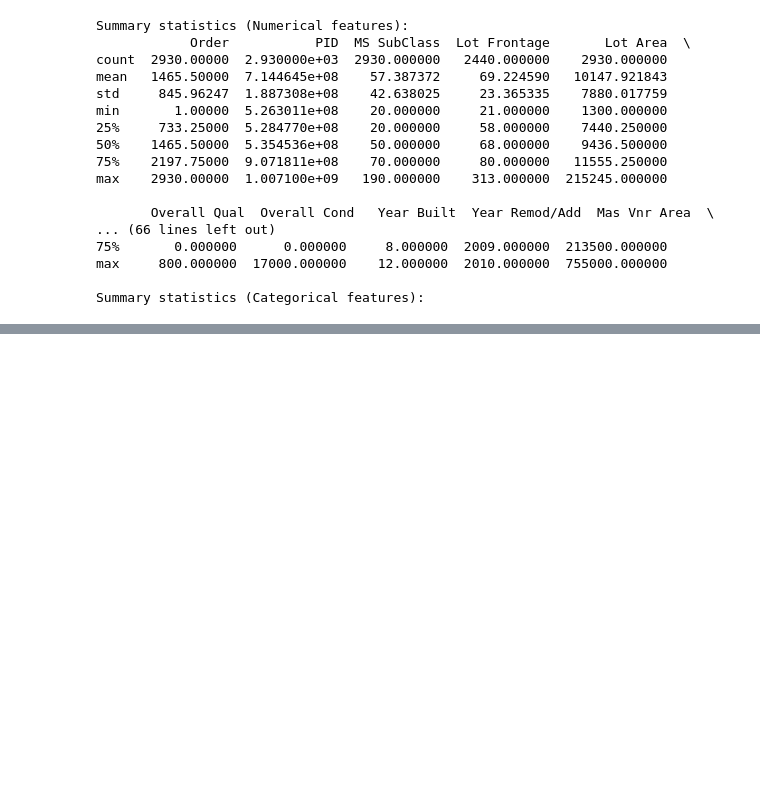
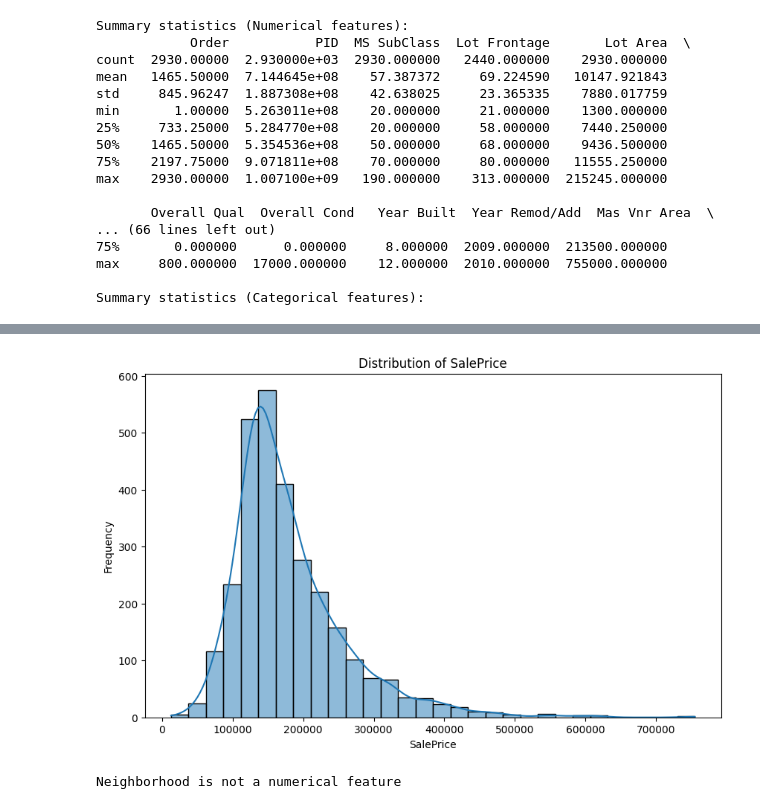
Before and after one commit to yash-meshram/Housing-Price, a Jupyter notebook: Analysis/EDA.ipynb, the cells around one changed output, grey strips where cells are left out. Cells and saved outputs as stored; diff of their text form; code cells hidden in the pictures; blank space fills up the shorter version.

```diff
--- a/Analysis/EDA.ipynb
+++ b/Analysis/EDA.ipynb
@@ -62,0 +89,9 @@ Summary statistics (Categorical features):
+# %%
+univariate_analyzer = UnivariateAnalyzer(NumericalUnivariateAnalysis())
+univariate_analyzer.excute_strategy(df, "SalePrice")
+# %% [output]
+[figure, added]
+# %%
+univariate_analyzer.excute_strategy(df, "Neighborhood")
+# %% [output]
+Neighborhood is not a numerical feature
```
Also changed, not shown: parts of 7 cells of this notebook, 4 other files.
